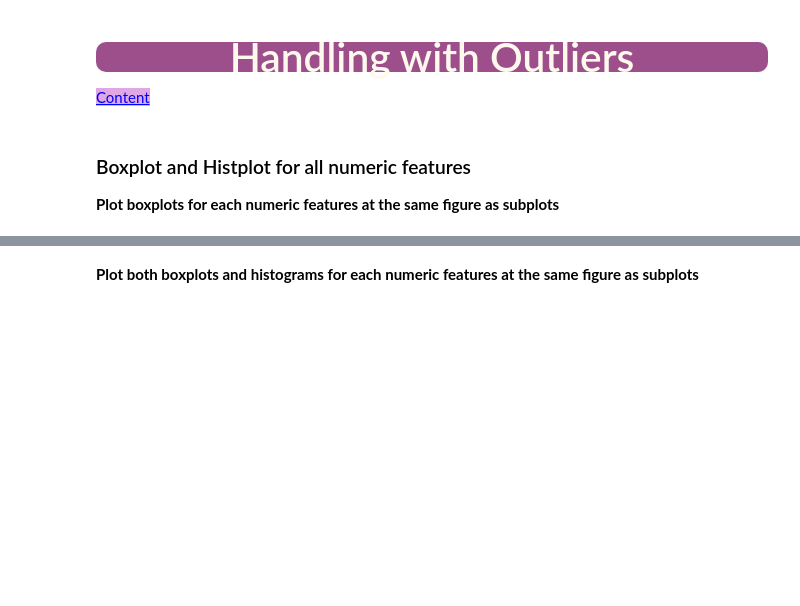
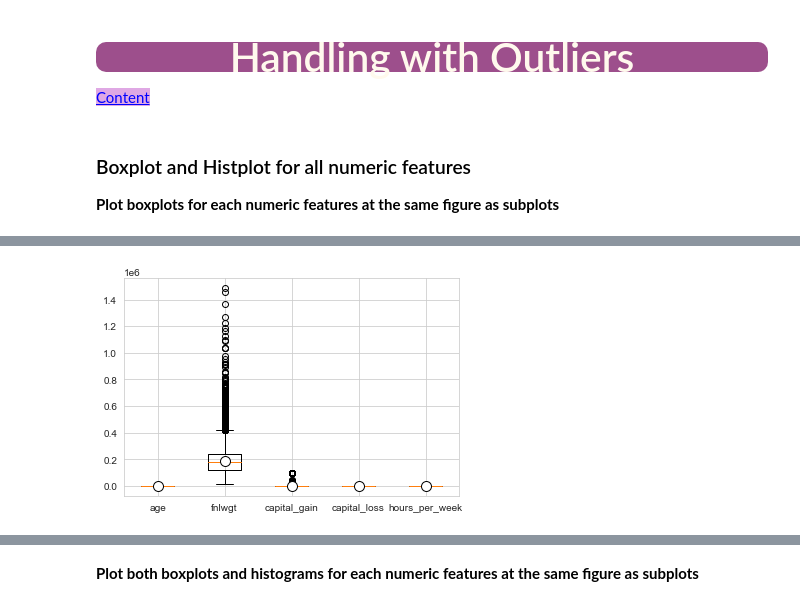
Before and after one commit to rkahraman20/Bootcamp_Clarusway, a Jupyter notebook: EDA_Projects/EDA_Project_01_Analyze_US_Citizens/EDA_Project_Analyze_US_Citizens.ipynb, the cells around one changed output, grey strips where cells are left out. Saved outputs shown, nothing was run; the diff lists cells and outputs as text; code cells hidden in the pictures; blank space fills up the shorter version.

```diff
--- a/EDA_Projects/EDA_Project_01_Analyze_US_Citizens/EDA_Project_Analyze_US_Citizens.ipynb
+++ b/EDA_Projects/EDA_Project_01_Analyze_US_Citizens/EDA_Project_Analyze_US_Citizens.ipynb
@@ -2474,0 +2461,11 @@ Desired Output:
+# %%
+plt.boxplot((df[df.select_dtypes('number').columns]),
+            labels=df.select_dtypes('number').columns,
+            showmeans=True,
+            meanprops={"marker":"o",
+                       "markerfacecolor":"white",
+                       "markeredgecolor":"black",
+                       "markersize":"10"});
+plt.show()
+# %% [output]
+[figure, added]
```
Also changed, not shown: parts of 122 cells of this notebook.
